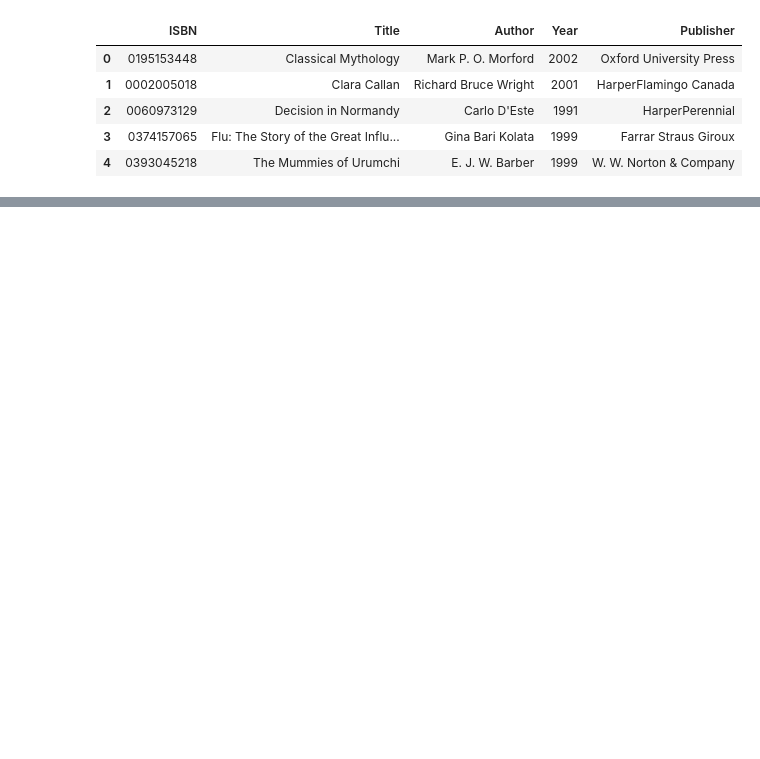
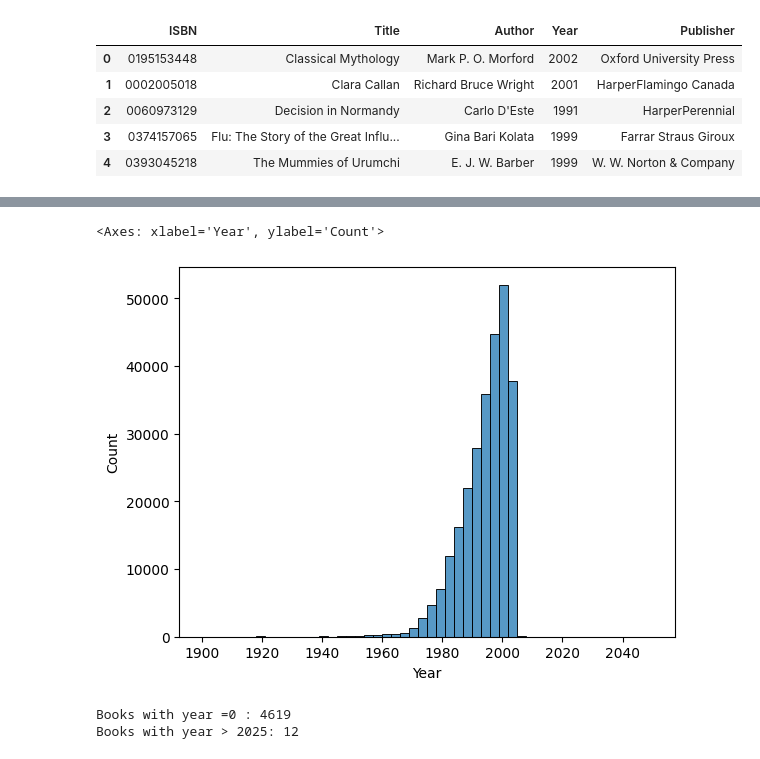
Before and after one commit to ak12thwonder/Multi_domain_Recommendation, a Jupyter notebook: notebooks/book_cleaning.ipynb, the cells around one changed output, grey strips where cells are left out. Cells and saved outputs as stored; diff of their text form; code cells hidden in the pictures; blank space fills up the shorter version.

```diff
--- a/notebooks/book_cleaning.ipynb
+++ b/notebooks/book_cleaning.ipynb
@@ -115,0 +165,17 @@ df_book.head()
+# %%
+sns.histplot(df_book[df_book['Year'].between(1900, 2050)]['Year'], bins=50)
+# %% [output]
+<Axes: xlabel='Year', ylabel='Count'>
+[figure, added]
+# %%
+# Count of books published before 1900
+before_1900 = df_book[df_book['Year'] ==0].shape[0]
+
+# Count of books with year after 2025
+after_2025 = df_book[df_book['Year'] > 2025].shape[0]
+
+print(f"Books with year =0 : {before_1900}")
+print(f"Books with year > 2025: {after_2025}")
+# %% [output]
+Books with year =0 : 4619
+Books with year > 2025: 12
```
Also changed, not shown: parts of 58 cells of this notebook, 12 other files.
